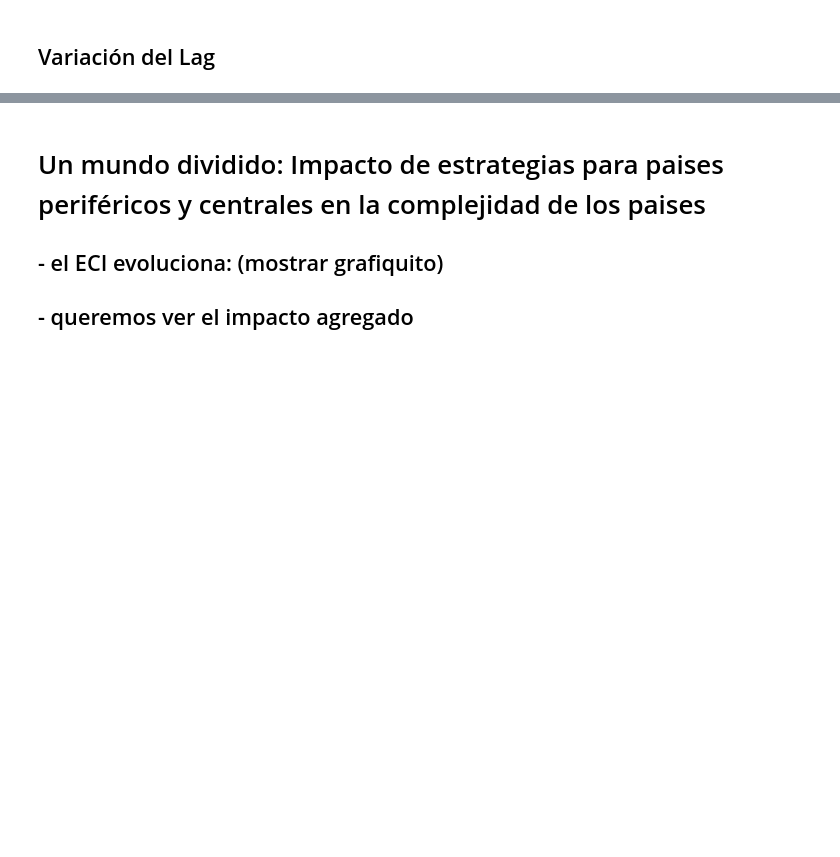
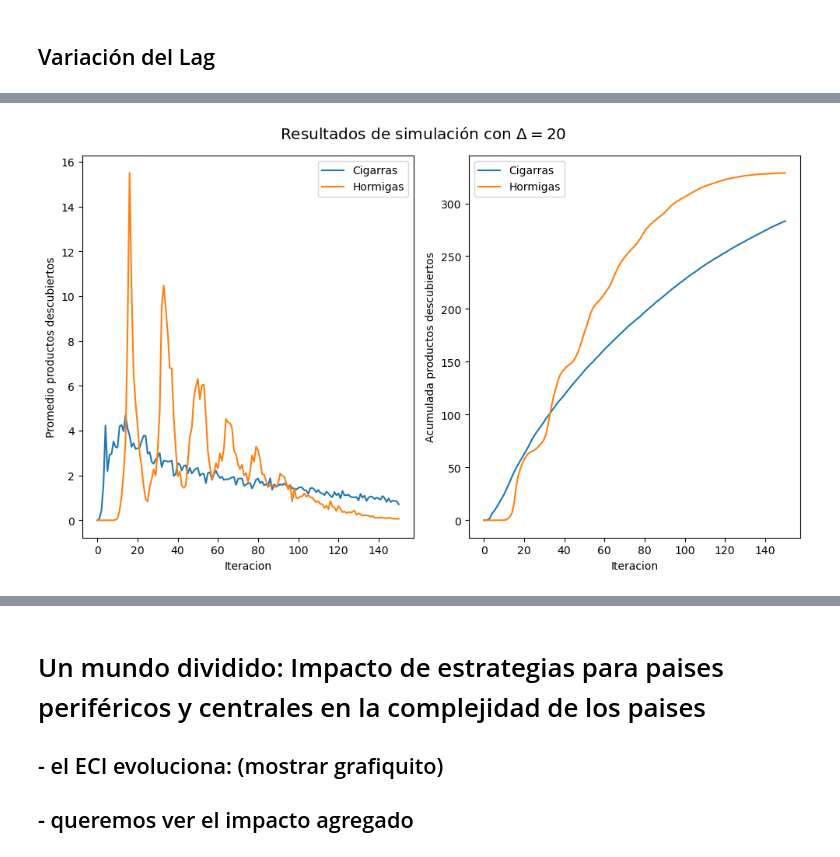
Before and after one commit to CatrielD/msscae-tp-final, a Jupyter notebook: Presentacion.ipynb, the cells around one changed output, grey strips where cells are left out. Cells and saved outputs as stored; diff of their text form; code cells hidden in the pictures; blank space fills up the shorter version.

```diff
--- a/Presentacion.ipynb
+++ b/Presentacion.ipynb
@@ -215,0 +233,4 @@ Image(filename="./img/dps-vs-sps-evolucion-productos--omega-0.6.png")
+# %%
+Image(filename="./img/lag_20.png")
+# %% [output]
+[figure, added]
```
Also changed, not shown: parts of 13 cells of this notebook.
